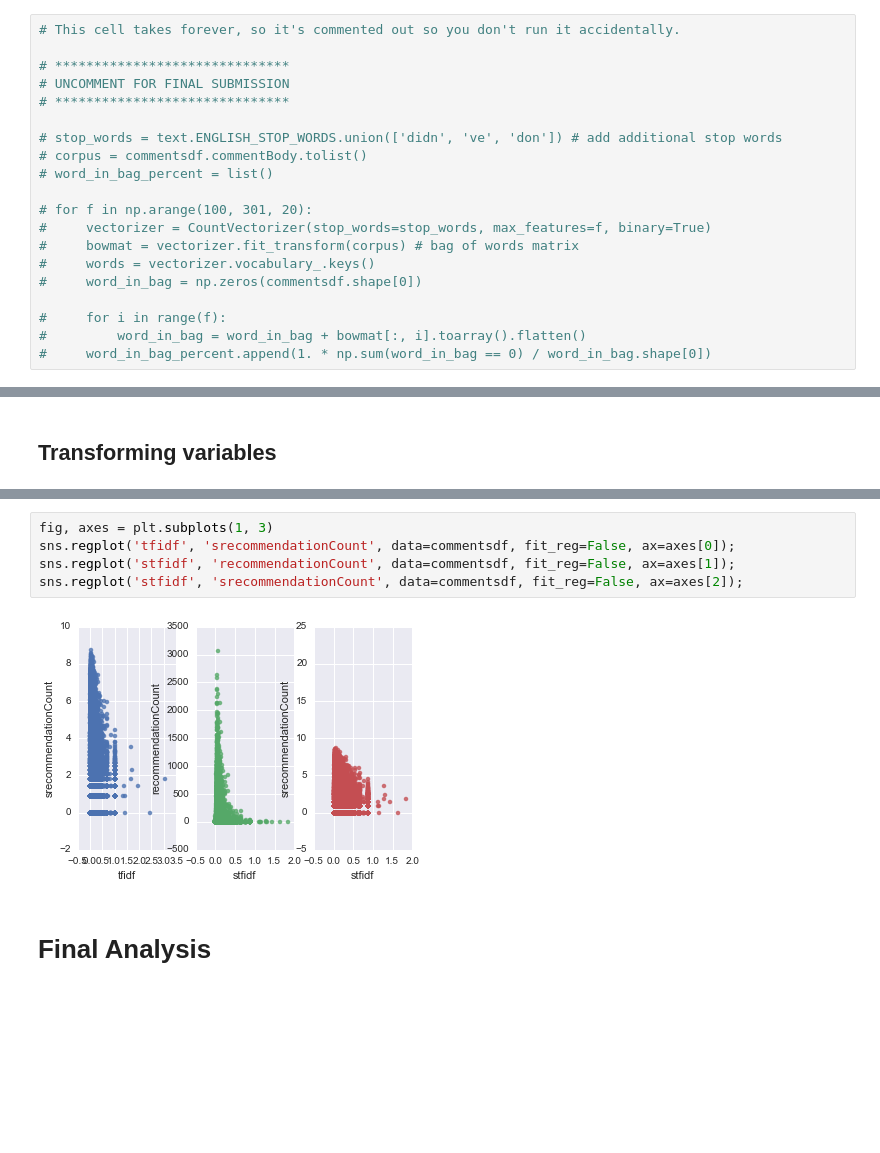
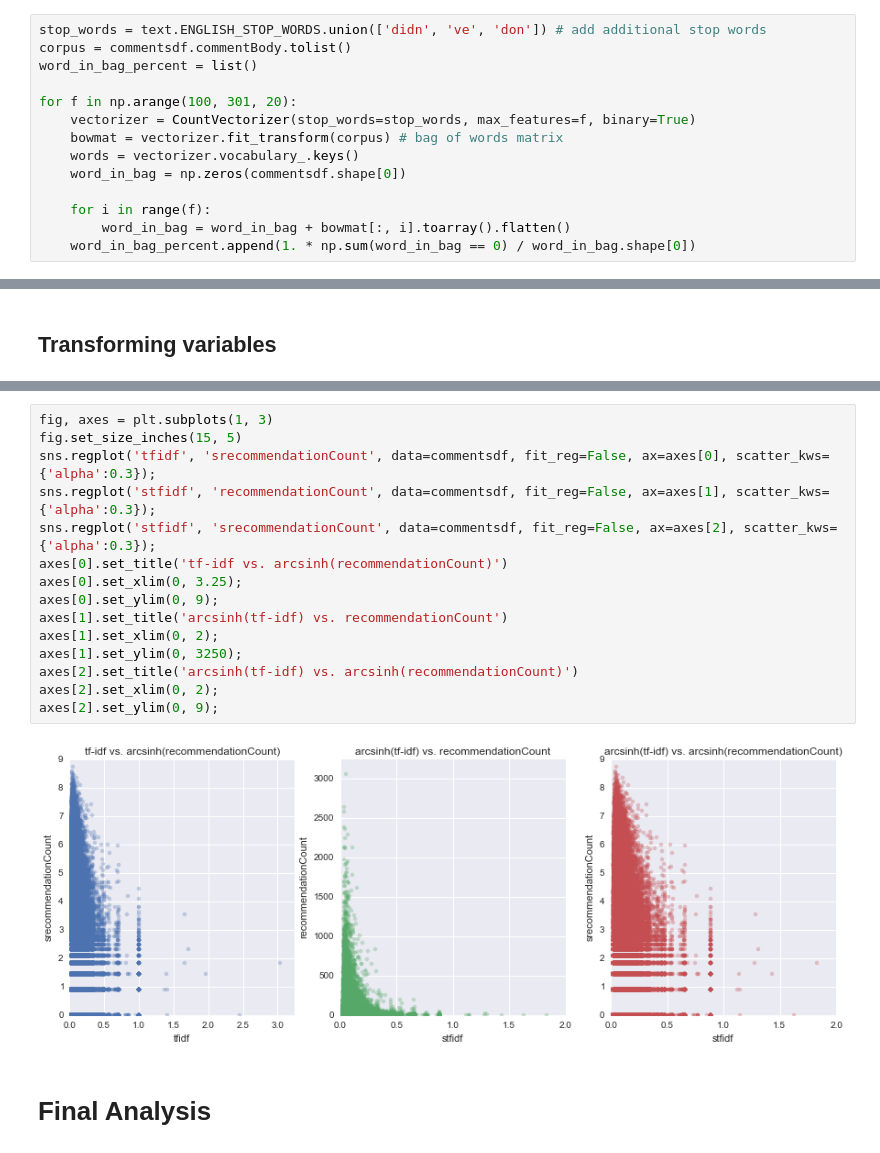
Before and after one commit to CS109-comment/NYTimes-Comment-Popularity-Prediction, a Jupyter notebook: IPython Process Notebook.ipynb, the cells around one changed output, grey strips where cells are left out. Saved outputs shown, nothing was run; the diff lists cells and outputs as text; blank space fills up the shorter version.

```diff
--- a/IPython Process Notebook.ipynb
+++ b/IPython Process Notebook.ipynb
@@ -562,24 +560,18 @@ sns.regplot('positive_sentiment', 'negative_sentiment', data=commentsdf);
 # %% [markdown]
 We use a binary bag of words feature that encodes which of the $n$ most popular words appear in a comment. In order to determine the size of the bag, we examine how many comments have no words in the bag for various bag sizes.
 # %%
-# This cell takes forever, so it's commented out so you don't run it accidentally.
+stop_words = text.ENGLISH_STOP_WORDS.union(['didn', 've', 'don']) # add additional stop words
+corpus = commentsdf.commentBody.tolist()
+word_in_bag_percent = list()
 
-# ******************************
-# UNCOMMENT FOR FINAL SUBMISSION
-# ******************************
+for f in np.arange(100, 301, 20):
+    vectorizer = CountVectorizer(stop_words=stop_words, max_features=f, binary=True)
+    bowmat = vectorizer.fit_transform(corpus) # bag of words matrix
+    words = vectorizer.vocabulary_.keys()
+    word_in_bag = np.zeros(commentsdf.shape[0])
 
-# stop_words = text.ENGLISH_STOP_WORDS.union(['didn', 've', 'don']) # add additional stop words
-# corpus = commentsdf.commentBody.tolist()
-# word_in_bag_percent = list()
-
-# for f in np.arange(100, 301, 20):
-#     vectorizer = CountVectorizer(stop_words=stop_words, max_features=f, binary=True)
-#     bowmat = vectorizer.fit_transform(corpus) # bag of words matrix
-#     words = vectorizer.vocabulary_.keys()
-#     word_in_bag = np.zeros(commentsdf.shape[0])
-
-#     for i in range(f):
-#         word_in_bag = word_in_bag + bowmat[:, i].toarray().flatten()
-#     word_in_bag_percent.append(1. * np.sum(word_in_bag == 0) / word_in_bag.shape[0])
+    for i in range(f):
+        word_in_bag = word_in_bag + bowmat[:, i].toarray().flatten()
+    word_in_bag_percent.append(1. * np.sum(word_in_bag == 0) / word_in_bag.shape[0])
 # %%
 fig,ax = plt.subplots(nrows=1, ncols=1, figsize=(7,5))
@@ -650,10 +651,20 @@ sns.regplot('logtfidf', 'logrecommendationCount', data=commentsdf, fit_reg=False
 # %%
 fig, axes = plt.subplots(1, 3)
-sns.regplot('tfidf', 'srecommendationCount', data=commentsdf, fit_reg=False, ax=axes[0]);
-sns.regplot('stfidf', 'recommendationCount', data=commentsdf, fit_reg=False, ax=axes[1]);
-sns.regplot('stfidf', 'srecommendationCount', data=commentsdf, fit_reg=False, ax=axes[2]);
+fig.set_size_inches(15, 5)
+sns.regplot('tfidf', 'srecommendationCount', data=commentsdf, fit_reg=False, ax=axes[0], scatter_kws={'alpha':0.3});
+sns.regplot('stfidf', 'recommendationCount', data=commentsdf, fit_reg=False, ax=axes[1], scatter_kws={'alpha':0.3});
+sns.regplot('stfidf', 'srecommendationCount', data=commentsdf, fit_reg=False, ax=axes[2], scatter_kws={'alpha':0.3});
+axes[0].set_title('tf-idf vs. arcsinh(recommendationCount)')
+axes[0].set_xlim(0, 3.25);
+axes[0].set_ylim(0, 9);
+axes[1].set_title('arcsinh(tf-idf) vs. recommendationCount')
+axes[1].set_xlim(0, 2);
+axes[1].set_ylim(0, 3250);
+axes[2].set_title('arcsinh(tf-idf) vs. arcsinh(recommendationCount)')
+axes[2].set_xlim(0, 2);
+axes[2].set_ylim(0, 9);
 # %% [output]
-[figure, old version]
+[figure, new version]
 # %% [markdown]
 <a id='final'></a>
 # Final Analysis
```
Also changed, not shown: parts of 8 cells of this notebook.
